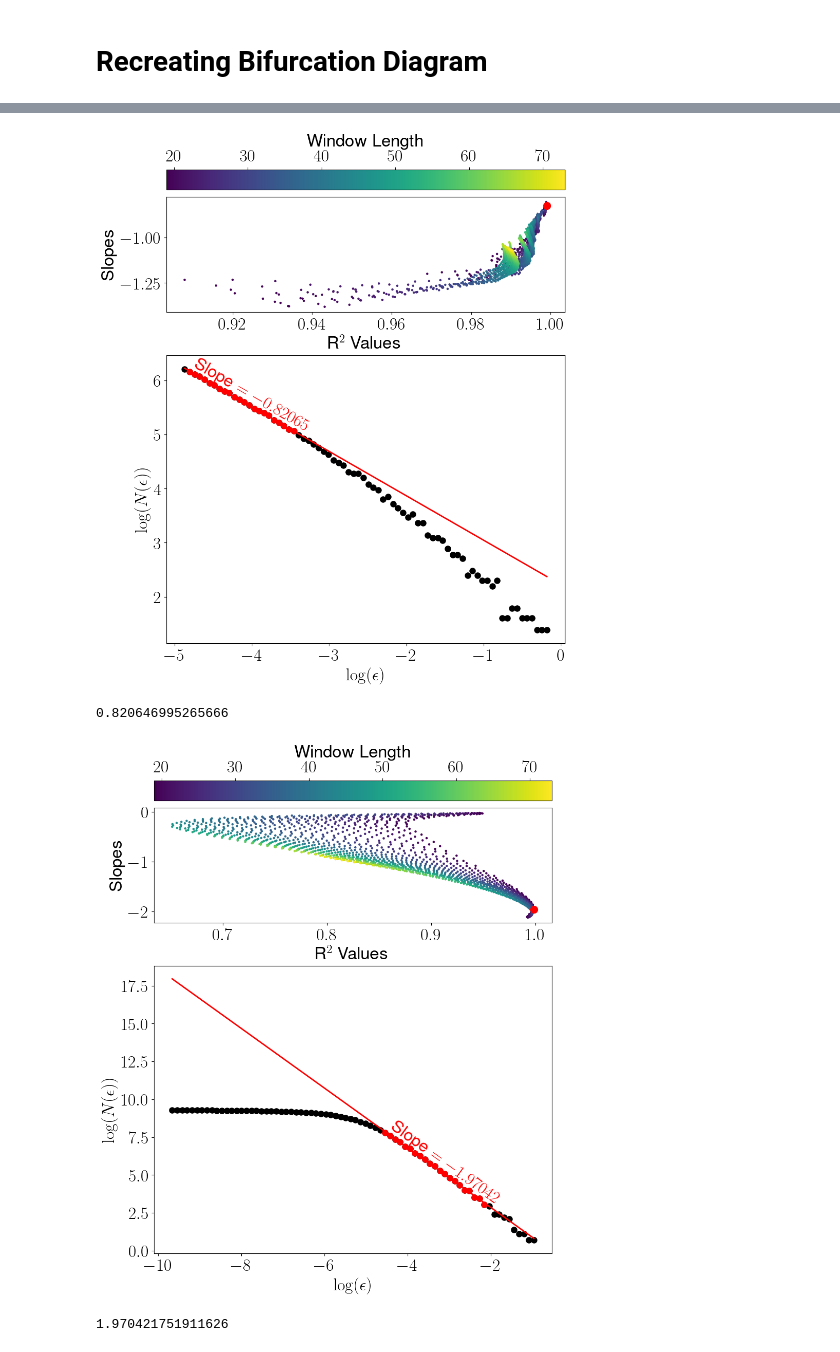
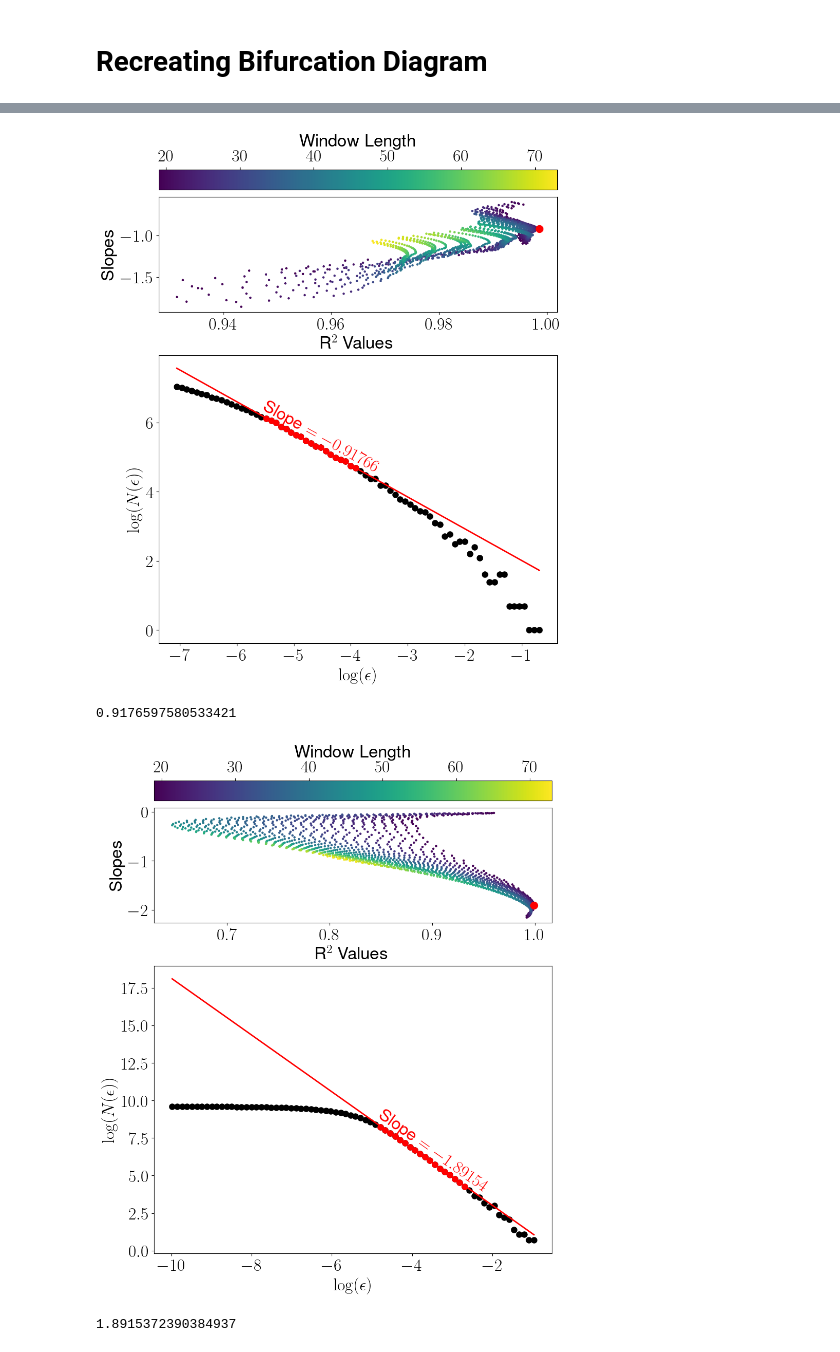
Before and after one commit to apnea/TreeDOX_Tree-based_Learning_for_High-Fidelity_Prediction_of_Chaos, a Jupyter notebook: Logistic_Map.ipynb, the cells around one changed output, grey strips where cells are left out. Saved outputs shown, nothing was run; the diff lists cells and outputs as text; code cells hidden in the pictures.

```diff
--- a/Logistic_Map.ipynb
+++ b/Logistic_Map.ipynb
@@ -936,11 +1353,12 @@ import glob
 
 r_chaos = 3.5699456
 
-collect_results = False
+collect_results = True
 
 if collect_results:
     fnames = [fname.split('\\')[-1] for fname in glob.glob(data_dir + 'logistic_bifurcation_predicted*') if 'final' not in fname]
     for i, fname in enumerate(fnames):
+        print(f'Reading {fname}')
         if i == 0:
             with gzip.open(data_dir + fname, 'rb') as file:
                 fixed_pt_pred = pkl.load(file)
@@ -956,7 +1374,26 @@ else:
     with gzip.open(data_dir + 'logistic_bifurcation_predicted_final.data', 'rb') as file:
             fixed_pt_pred = pkl.load(file)
 
-with gzip.open(data_dir + 'logistic_bifurcation_true.data','rb') as file:
-    r_vals = pkl.load(file)
-    fixed_pt_test = pkl.load(file)
-    fixed_pt_test = np.vstack((r_vals, fixed_pt_test)).T
+if collect_results:
+    fnames = [fname.split('\\')[-1] for fname in glob.glob(data_dir + 'logistic_bifurcation_test*') if 'final' not in fname]
+    for i, fname in enumerate(fnames):
+        print(f'Reading {fname}')
+        if i == 0:
+            with gzip.open(data_dir + fname, 'rb') as file:
+                fixed_pt_test = pkl.load(file)
+        else:
+            with gzip.open(data_dir + fname, 'rb') as file:
+                fixed_pt_test = np.vstack((fixed_pt_test,pkl.load(file)))
+
+    fixed_pt_test = fixed_pt_test[fixed_pt_test[:, 0].argsort()]
+
+    with gzip.open(data_dir + 'logistic_bifurcation_test_final.data', 'wb') as file:
+        pkl.dump(fixed_pt_test,file)
+else:
+    with gzip.open(data_dir + 'logistic_bifurcation_test_final.data', 'rb') as file:
+            fixed_pt_test = pkl.load(file)
+
+# with gzip.open(data_dir + 'logistic_bifurcation_true.data','rb') as file:
+#     r_vals = pkl.load(file)
+#     fixed_pt_test = pkl.load(file)
+#     fixed_pt_test = np.vstack((r_vals, fixed_pt_test)).T
@@ -989,28 +1451,28 @@ fixed_pt_test_interp.shape, fixed_pt_test_interp[fixed_pt_test_interp[:,0]<=r_ch
 # %%
 hausdorff_dims_test = []
 
 # pre-chaos
-hausdorff_test_nc = hausdorff_dimension(fixed_pt_test_interp[fixed_pt_test_interp[:,0]<=r_chaos][::75], num=75, lims=None, remove_pval=0.05,
+hausdorff_test_nc = hausdorff_dimension(fixed_pt_test[fixed_pt_test[:,0]<=r_chaos][::75], num=75, lims=None, remove_pval=0.05,
                                         mode='highest_r2',
                                         param=0.25, debug_plots=True, debug_data=False)
 hausdorff_dims_test.append(hausdorff_test_nc)
 print(hausdorff_test_nc)
 
 # post-chaos
 hausdorff_test_c = hausdorff_dimension(fixed_pt_test[fixed_pt_test[:,0]>=r_chaos][::100], num=75, lims=None, remove_pval=0.05,
                                        mode='highest_r2',
                                        param=0.25, debug_plots=True, debug_data=False)
 hausdorff_dims_test.append(hausdorff_test_c)
 print(hausdorff_test_c)
 
 # all
-hausdorff_test_all = hausdorff_dimension(fixed_pt_test_interp[::150], num=75, lims=None, remove_pval=0.05,
+hausdorff_test_all = hausdorff_dimension(fixed_pt_test[::150], num=75, lims=None, remove_pval=0.05,
                                          mode='highest_r2',
                                          param=0.25, debug_plots=True, debug_data=False)
 hausdorff_dims_test.append(hausdorff_test_all)
 print(hausdorff_test_all)
 # %% [output]
-[figure, old version]
+[figure, new version]
-0.820646995265666
+0.9176597580533421
-[figure, old version]
+[figure, new version]
-1.970421751911626
+1.8915372390384937
```
Also changed, not shown: parts of 17 cells of this notebook, 2 other files.
